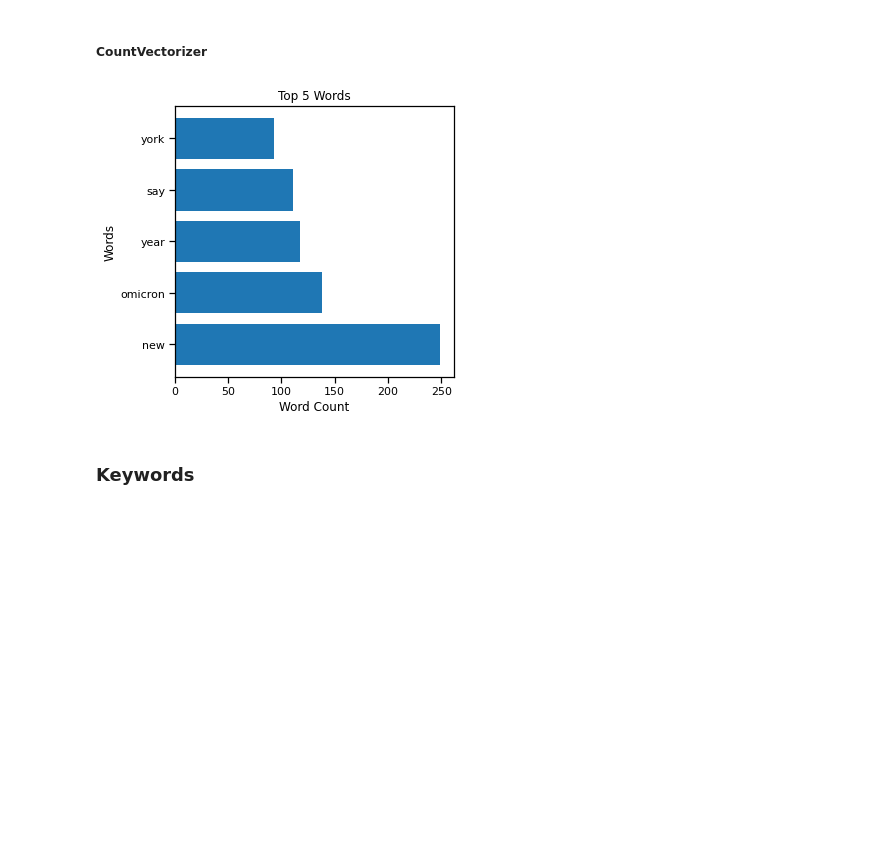
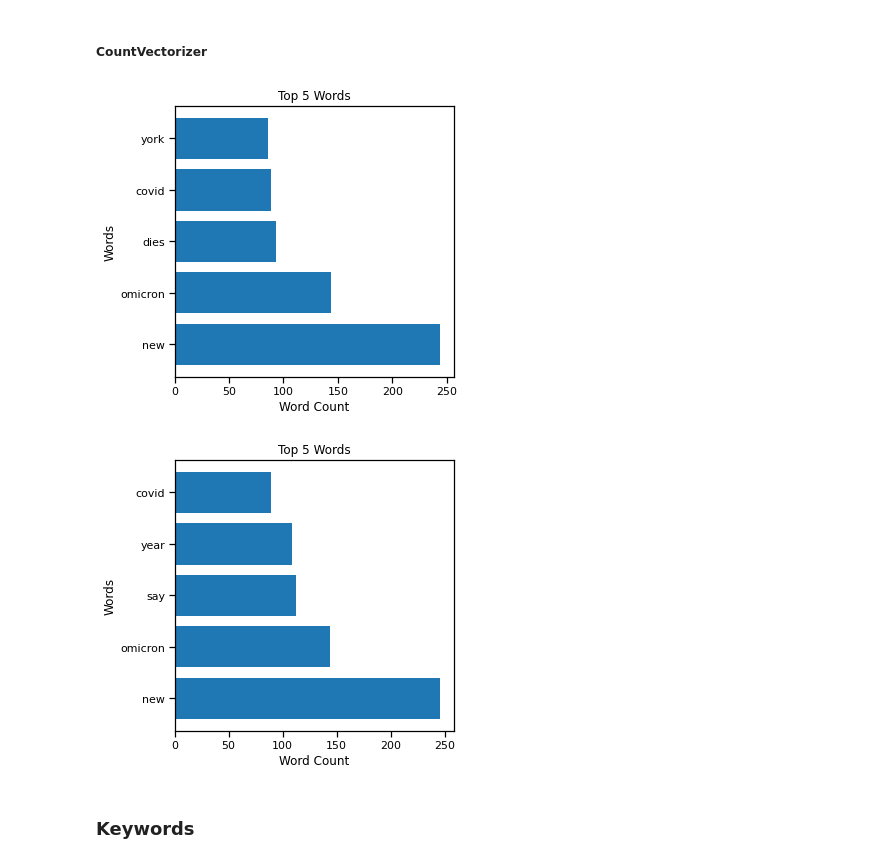
Before and after one commit to zach-hanly/nyt_predicting_shared_articles, a Jupyter notebook: modeling.ipynb, the cells around one changed output. Cells and saved outputs as stored; diff of their text form; code cells hidden in the pictures; blank space fills up the shorter version.

```diff
--- a/modeling.ipynb
+++ b/modeling.ipynb
@@ -208,20 +227,33 @@ plot_top_words(headline_tok_tf, X_train_headline_tok_tf);
 # %%
 headline_cv, X_train_headline_cv, X_test_headline_cv = vectorize_feature(CountVectorizer,
                                                                          X_train.headline, X_test.headline)
 
-headline_tok_cv, X_train_headline_tok_cv, X_test_headline_tok_cv = tokenize_vector(headline_cv,
+
+
+X_train_headline_cv_sm, y_train_headline_cv_sm = smote_data(X_train_headline_cv, y_train,
+                                                  sampling_strategy='auto',random_state=0)
+
+
+
+# used later
+# vectorizor: headline_cv
+# data: X_train_headline_cv_sm, y_train_headline_cv_sm, X_test_headline_cv
+
+headline_tok_cv, X_train_headline_tok_cv, X_test_headline_tok_cv = tokenize_vector(CountVectorizer,
                                                                                     X_train.headline,
                                                                                     X_test.headline)
 
-X_train_headline_cv_sm, y_train_headline_cv_sm = smote_data(X_train_headline_tok_cv, y_train,
+X_train_headline_tok_cv_sm, y_train_headline_tok_cv_sm = smote_data(X_train_headline_tok_cv, y_train,
                                                   sampling_strategy='auto',random_state=0)
 # used later
 # vectorizor: headline_tok_cv
-# data: X_train_headline_cv_sm, y_train_headline_cv_sm, X_test_headline_tok_cv
+# data: X_train_headline_tok_cv_sm, y_train_headline_tok_cv_sm, X_test_headline_tok_cv
 
+plot_top_words(headline_cv, X_train_headline_cv);
 plot_top_words(headline_tok_cv, X_train_headline_tok_cv);
 # %% [output]
-[figure, old version]
+[figure, new version]
+[figure, added]
 # %% [markdown]
 ### Keywords
 # %% [markdown]
```
Also changed, not shown: parts of 45 cells of this notebook, 5 other files.
